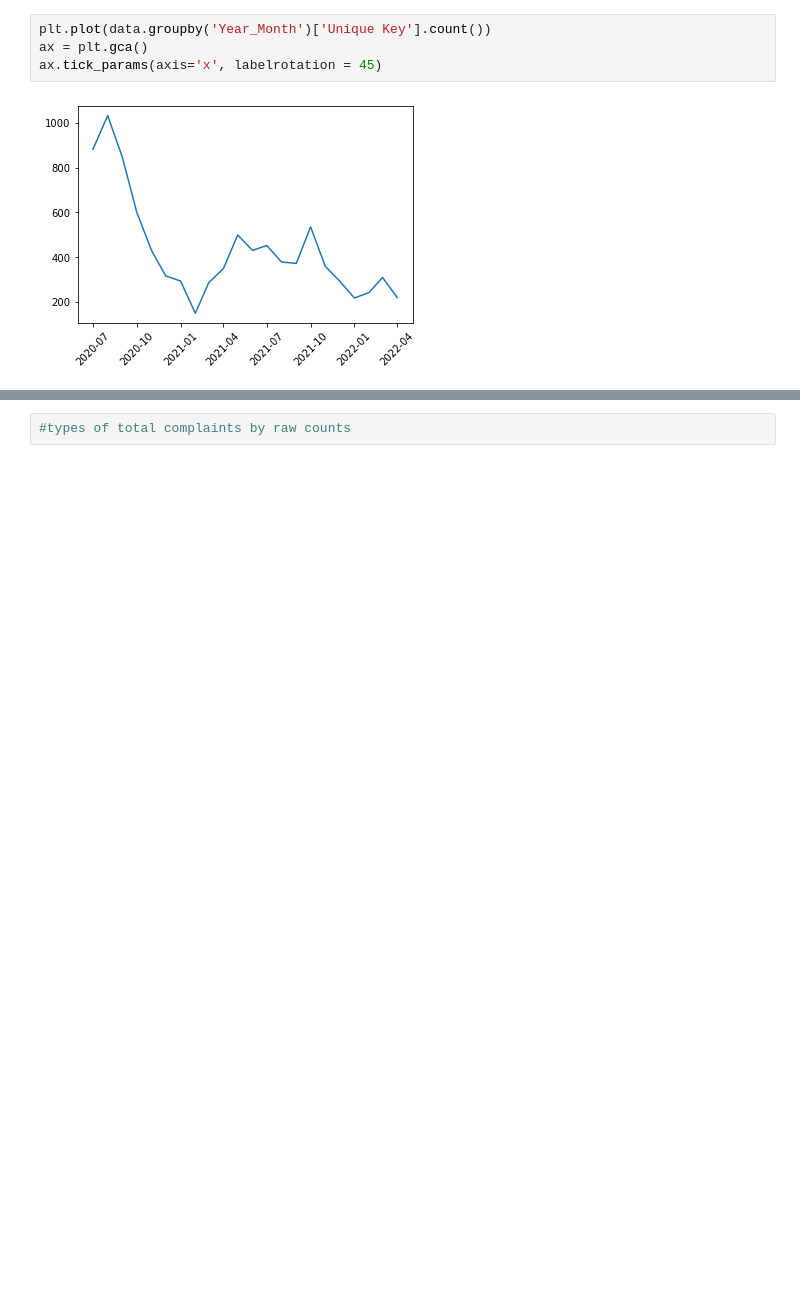
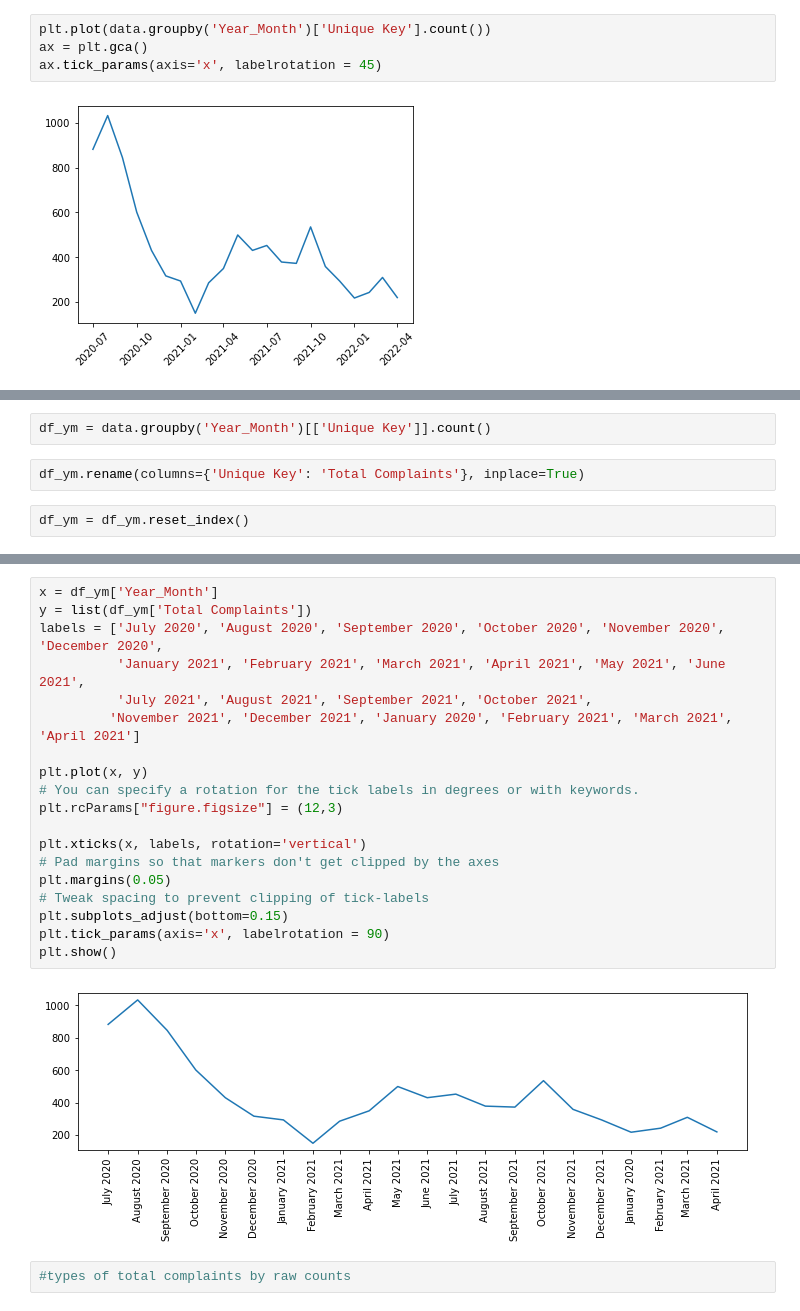
Before and after one commit to hedgekim/PDA_Open_Dining, a Jupyter notebook: PDA_Open_Dining/311_Open_Dining.ipynb, the cells around one changed output, grey strips where cells are left out. Cells and saved outputs as stored; diff of their text form; blank space fills up the shorter version.

```diff
--- a/PDA_Open_Dining/311_Open_Dining.ipynb
+++ b/PDA_Open_Dining/311_Open_Dining.ipynb
@@ -79,0 +82,6 @@ ax.tick_params(axis='x', labelrotation = 45)
+# %%
+df_ym = data.groupby('Year_Month')[['Unique Key']].count()
+# %%
+df_ym.rename(columns={'Unique Key': 'Total Complaints'}, inplace=True)
+# %%
+df_ym = df_ym.reset_index()
@@ -80,3 +108,24 @@ ax.tick_params(axis='x', labelrotation = 45)
+# %%
+x = df_ym['Year_Month']
+y = list(df_ym['Total Complaints'])
+labels = ['July 2020', 'August 2020', 'September 2020', 'October 2020', 'November 2020', 'December 2020',
+          'January 2021', 'February 2021', 'March 2021', 'April 2021', 'May 2021', 'June 2021',
+          'July 2021', 'August 2021', 'September 2021', 'October 2021',
+         'November 2021', 'December 2021', 'January 2020', 'February 2021', 'March 2021', 'April 2021']
+
+plt.plot(x, y)
+# You can specify a rotation for the tick labels in degrees or with keywords.
+plt.rcParams["figure.figsize"] = (12,3)
+
+plt.xticks(x, labels, rotation='vertical')
+# Pad margins so that markers don't get clipped by the axes
+plt.margins(0.05)
+# Tweak spacing to prevent clipping of tick-labels
+plt.subplots_adjust(bottom=0.15)
+plt.tick_params(axis='x', labelrotation = 90)
+plt.show()
+# %% [output]
+[figure, added]
 # %%
 #types of total complaints by raw counts
 # %%
```
Also changed, not shown: parts of 2 cells of this notebook, 1 other file.
